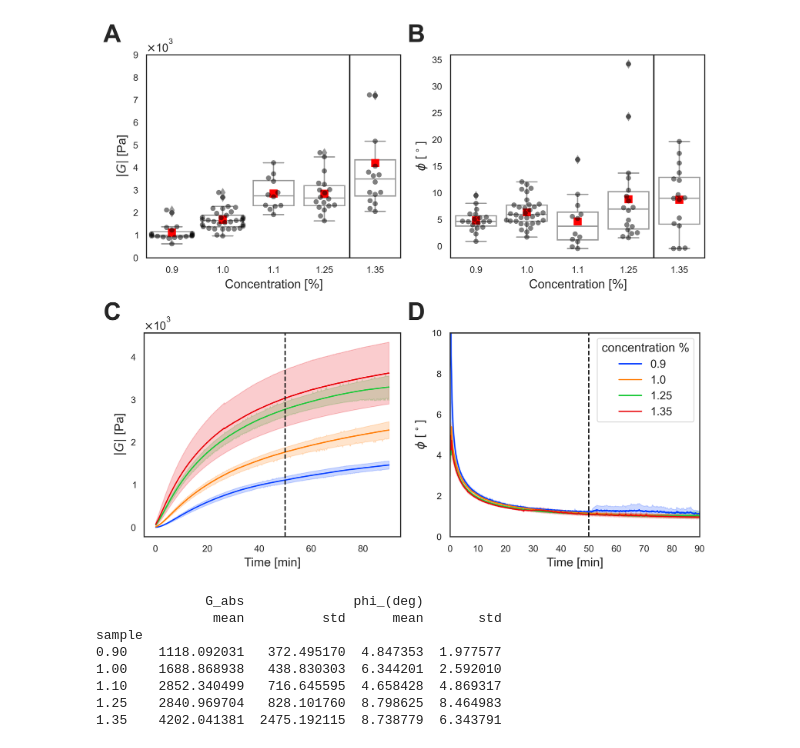
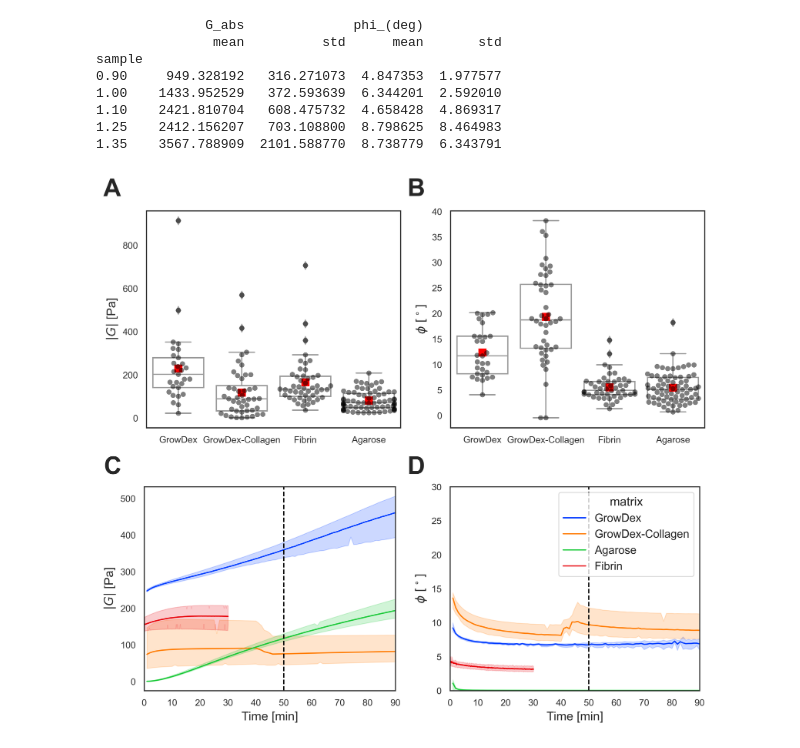
Before and after one commit to ArttuD/microrheology, a Jupyter notebook: visualization/all_plots.ipynb, the cells around one changed output. Saved outputs shown, nothing was run; the diff lists cells and outputs as text; code cells hidden in the pictures.

```diff
--- a/visualization/all_plots.ipynb
+++ b/visualization/all_plots.ipynb
@@ -119,8 +150,8 @@ def plotter(data_in,x_data,y_data,x_label,y_label,ax_in,letter,scientific = Fals
 
 
 #plots macro |G|
-def plot_macro_g(data,ax_in,letter,x_label,y_label,vline=True,log=True):
-    sns.lineplot(ax = ax_in, data=data,x='Time (min)',y='Complex Shear Modulus (Pa)',hue='concentration %',
+def plot_macro_g(data,ax_in,letter,x_label,y_label,hueParam,vline=True,log=True):
+    sns.lineplot(ax = ax_in, data=data,x='Time (min)',y='Complex Shear Modulus (Pa)',hue=hueParam,
                 palette=sns.color_palette('bright',data['concentration %'].unique().shape[0]), legend = False)
     ax_in.text(-0.09, 1.15, letter, transform=ax_in.transAxes,fontsize=24, fontweight='bold', va='top', ha='right')
     ax_in.set_xlabel(x_label, fontsize=12)
@@ -139,8 +170,8 @@ def plot_macro_g(data,ax_in,letter,x_label,y_label,vline=True,log=True):
     return ax_in
 
 #plots macro phi
-def plot_macro_phi(data,ax_in,letter,x_label,y_label,vline=True,log=False,ae=True):
-    sns.lineplot(ax = ax_in, data=data,x='Time (min)',y='Phase Shift Angle (Pa)',hue='concentration %',
+def plot_macro_phi(data,ax_in,letter,x_label,y_label,hueParam,vline=True,log=False,ae=True): #type #concentration %
+    sns.lineplot(ax = ax_in, data=data,x='Time (min)',y='Phase Shift Angle (Pa)',hue=hueParam,
                 palette=sns.color_palette('bright',data['concentration %'].unique().shape[0]))
     ax_in.text(-0.1, 1.15, letter, transform=ax_in.transAxes,fontsize=24, fontweight='bold', va='top', ha='right')
     ax_in.set_xlabel(x_label, fontsize=12)
@@ -154,7 +185,8 @@ def plot_macro_phi(data,ax_in,letter,x_label,y_label,vline=True,log=False,ae=Tru
         ax_in.xaxis.set_major_formatter(matplotlib.ticker.ScalarFormatter())
         ax_in.ticklabel_format(axis='y',style='plain', scilimits=(0,0))
         ax_in.yaxis.major.formatter._useMathText = True
-        ax_in.legend(title = r"Concentration [$\%$]",loc='upper left',fontsize = 9)
+        #ax_in.legend(title = r"Concentration [$\%$]",loc='upper left',fontsize = 9)
+        ax_in.legend(title = r"Material",loc='upper left',fontsize = 9)
     if ae:
         plt.ylim([0,10])
 
@@ -212,34 +226,38 @@ current
+# %%
+print(Agarose.groupby("sample")["G_abs","phi_(deg)"].agg(["mean","std"]))
+# %% [output]
+              G_abs              phi_(deg)
+               mean          std      mean       std
+sample
+0.90     949.328192   316.271073  4.847353  1.977577
+1.00    1433.952529   372.593639  6.344201  2.592010
+1.10    2421.810704   608.475732  4.658428  4.869317
+1.25    2412.156207   703.108800  8.798625  8.464983
+1.35    3567.788909  2101.588770  8.738779  6.343791
 # %%
-#Agarose 100µm microrheology
+#Agarose 30µm microrheology
 
 fig = plt.figure(constrained_layout=True, figsize=(8.27, 7.5),dpi = 500)
 subfigs = fig.subfigures(2, 2, wspace=0.0025, width_ratios=[1, 1])
 
 ax1 = subfigs[0,0].subplots(1, 1)
 ax2 = subfigs[0,1].subplots(1, 1)
 ax3 = subfigs[1,0].subplots(1, 1)
 ax4 = subfigs[1,1].subplots(1, 1)
 
 #Agarose macrorheology
 
-ax1 = plotter(Agarose, "sample", "G_abs",r"Concentration [$\%$]",r'$|G|$ [Pa]',ax1,"A",True)
-ax1.axvline(3.5,color='black',linestyle='-')
-ax1.set_ylim([0,9e3])
-ax2 = plotter(Agarose, "sample", "phi_(deg)",r"Concentration [$\%$]",r"$\phi$ $[^\circ]$",ax2,"B")
-ax2.axvline(3.5,color='black',linestyle='-')
-ax3 = plot_macro_g(M_Ag,ax3,"C","Time [min]","$|G|$ [Pa]",vline=True,log=True)
-ax4 = plot_macro_phi(M_Ag,ax4,"D","Time [min]",r"$\phi$ $[^\circ]$",vline=True,log=False, ae = True)
-saver(fig,"high_stiffness.png")
+ax1 = plotter(hetero_gen, "type", "G_abs",r"",r'$|G|$ [Pa]',ax1,"A")
+ax2 = plotter(hetero_gen, "type", "phi_(deg)",r"",r"$\phi$ $[^\circ]$",ax2,"B",False,False)
+
+ax3 = plot_macro_g(hetero_macro,ax3,"C","Time [min]","$|G|$ [Pa]","type",vline=True,log=False)
+ax4 = plot_macro_phi(hetero_macro,ax4,"D","Time [min]",r"$\phi$ $[^\circ]$","type",vline=True,log=False, ae = False)
+ax3.set_xlim([0,90])
+ax4.set_xlim([0,90])
+ax4.set_ylim([0,30])
+ax4.legend(title='matrix')
+
+saver(fig,"HeteroGenComp.png")
 plt.show()
-
-print(Agarose.groupby("sample")["G_abs","phi_(deg)"].agg(["mean","std"]))
 # %% [output]
-[figure, old version]
+[figure, new version]
-              G_abs              phi_(deg)
-               mean          std      mean       std
-sample
-0.90    1118.092031   372.495170  4.847353  1.977577
-1.00    1688.868938   438.830303  6.344201  2.592010
-1.10    2852.340499   716.645595  4.658428  4.869317
-1.25    2840.969704   828.101760  8.798625  8.464983
-1.35    4202.041381  2475.192115  8.738779  6.343791
```
Also changed, not shown: parts of 17 cells of this notebook.
